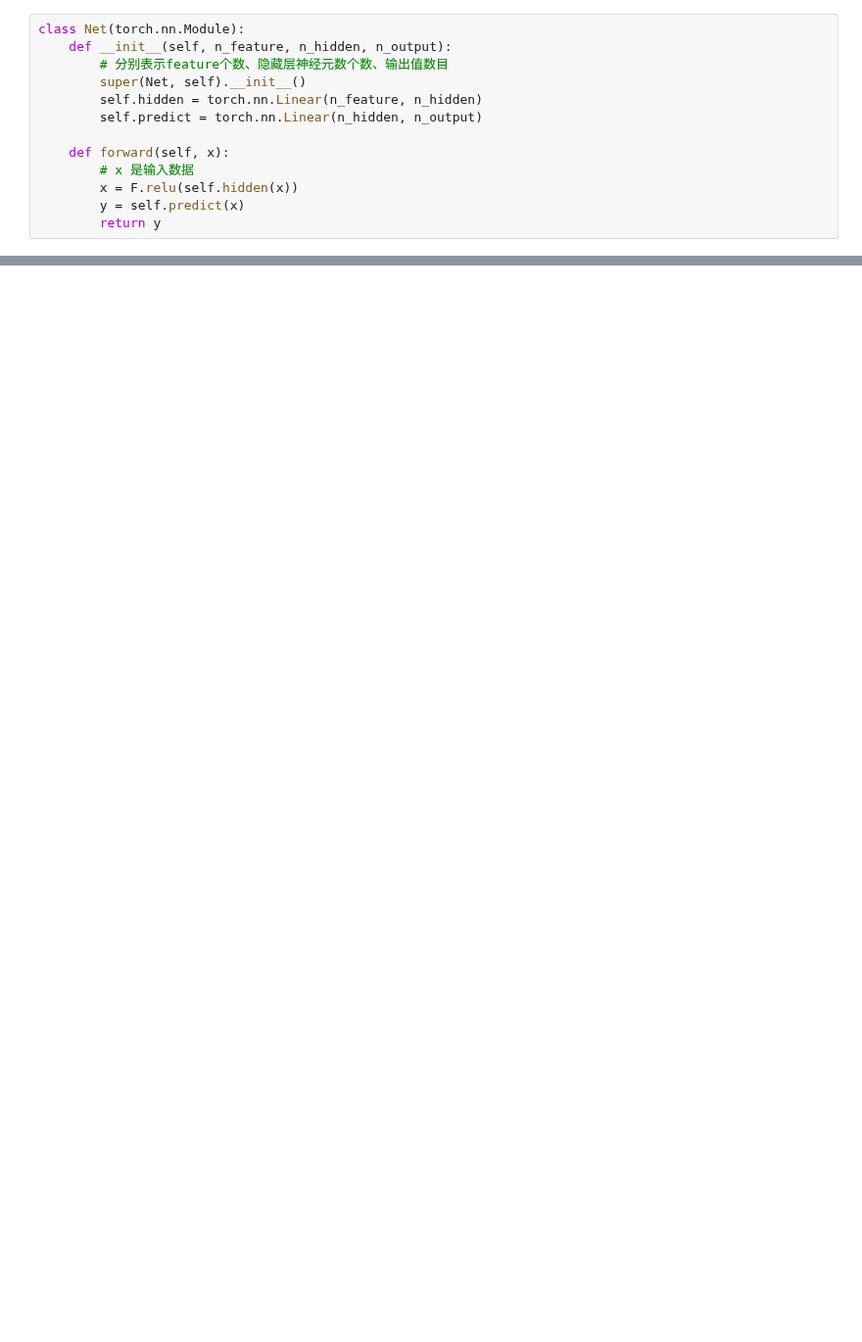
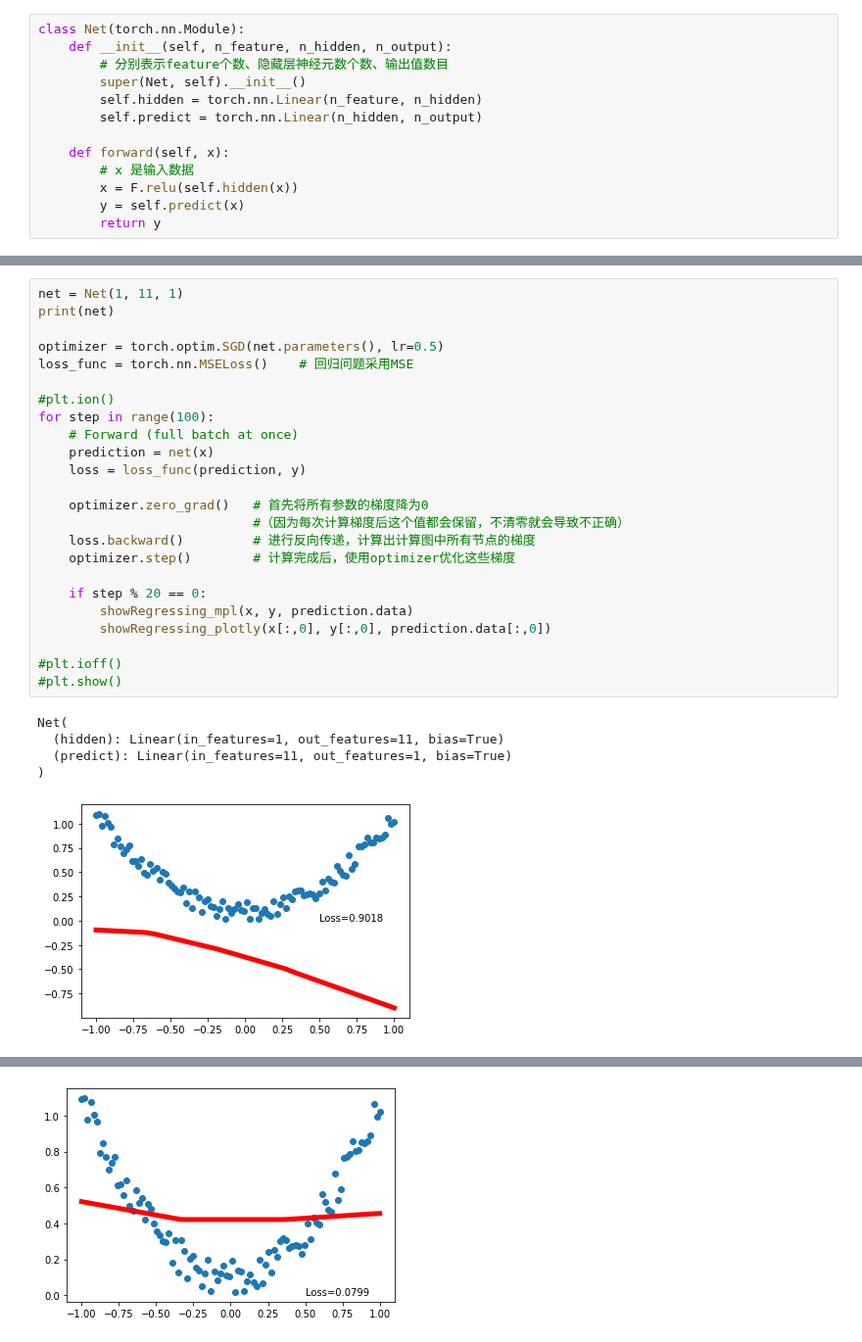
Before and after one commit to yorkjong/colab, a Jupyter notebook: PytorchTutorial2__Regression.ipynb, the cells around one changed output, grey strips where cells are left out. Shown at 98% size. Cells and saved outputs as stored; diff of their text form; blank space fills up the shorter version.

```diff
--- a/PytorchTutorial2__Regression.ipynb
+++ b/PytorchTutorial2__Regression.ipynb
@@ -103,0 +77,30 @@ Net(
+# %%
+net = Net(1, 11, 1)
+print(net)
+
+optimizer = torch.optim.SGD(net.parameters(), lr=0.5)
+loss_func = torch.nn.MSELoss()    # 回归问题采用MSE
+
+#plt.ion()
+for step in range(100):
+    # Forward (full batch at once)
+    prediction = net(x)
+    loss = loss_func(prediction, y)
+
+    optimizer.zero_grad()   # 首先将所有参数的梯度降为0
+                            #（因为每次计算梯度后这个值都会保留，不清零就会导致不正确）
+    loss.backward()         # 进行反向传递，计算出计算图中所有节点的梯度
+    optimizer.step()        # 计算完成后，使用optimizer优化这些梯度
+
+    if step % 20 == 0:
+        showRegressing_mpl(x, y, prediction.data)
+        showRegressing_plotly(x[:,0], y[:,0], prediction.data[:,0])
+
+#plt.ioff()
+#plt.show()
+# %% [output]
+Net(
+  (hidden): Linear(in_features=1, out_features=11, bias=True)
+  (predict): Linear(in_features=11, out_features=1, bias=True)
+)
+[figure, added]
@@ -103,0 +108 @@ Net(
+[figure, added]
```
Also changed, not shown: parts of 3 cells of this notebook.
